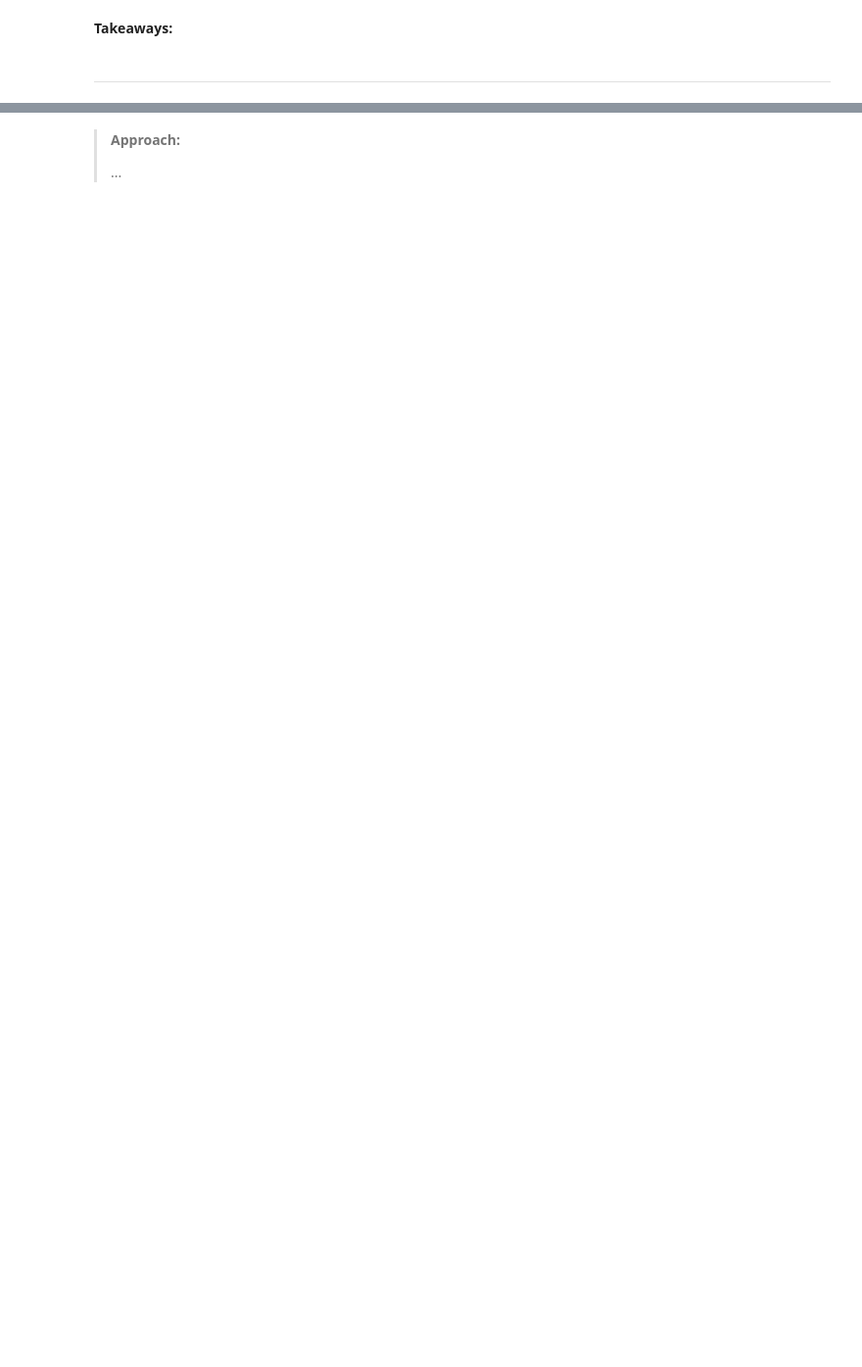
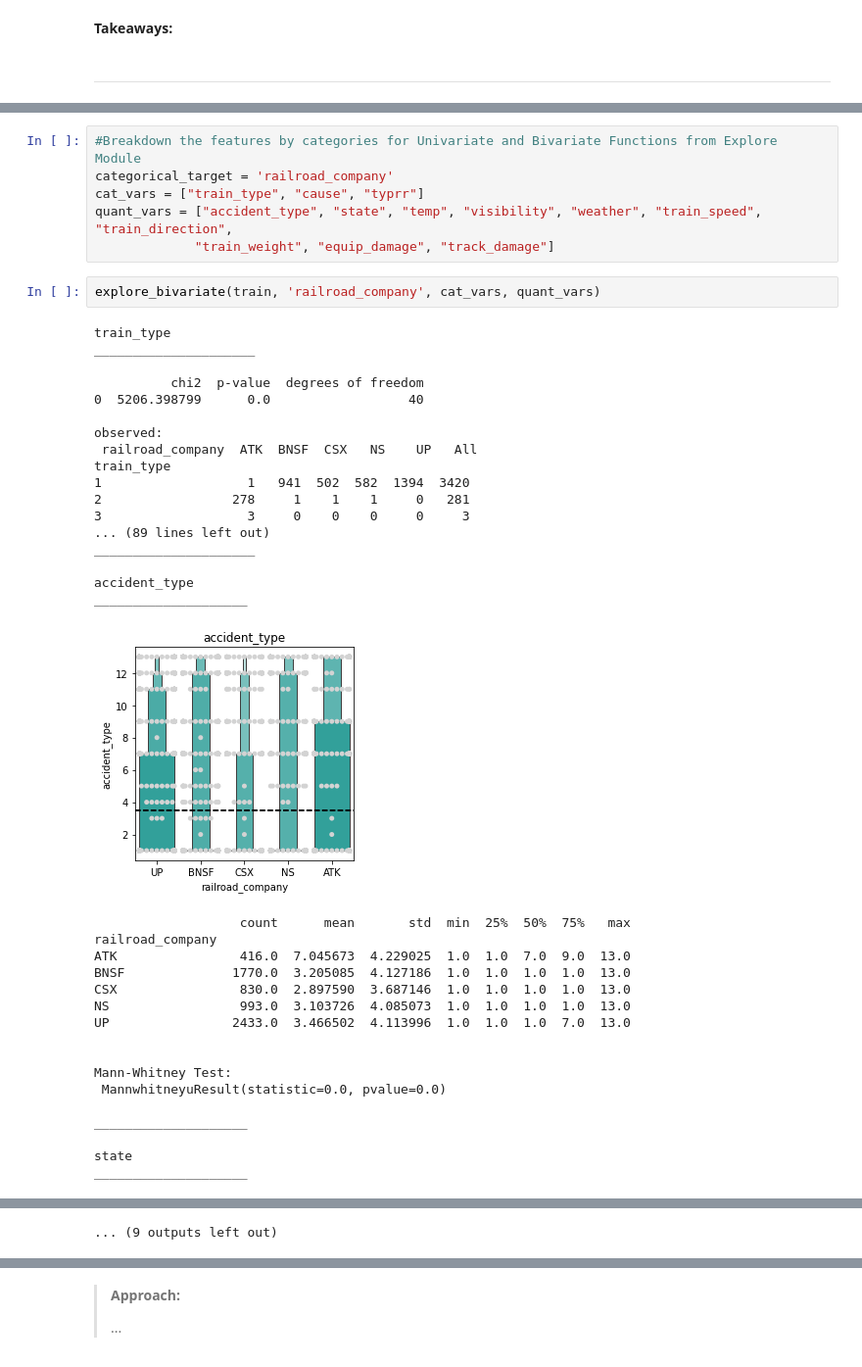
Before and after one commit to OTR-Capstone/Off_The_Rails, a Jupyter notebook: final_report_and_findings.ipynb, the cells around one changed output, grey strips where cells are left out. Shown at 98% size. Drawn from its saved outputs; the diff is of its cells as text; blank space fills up the shorter version.

```diff
--- a/final_report_and_findings.ipynb
+++ b/final_report_and_findings.ipynb
@@ -49,0 +511,43 @@ import numpy as np
+# %%
+#Breakdown the features by categories for Univariate and Bivariate Functions from Explore Module
+categorical_target = 'railroad_company'
+cat_vars = ["train_type", "cause", "typrr"]
+quant_vars = ["accident_type", "state", "temp", "visibility", "weather", "train_speed", "train_direction",
+             "train_weight", "equip_damage", "track_damage"]
+# %%
+explore_bivariate(train, 'railroad_company', cat_vars, quant_vars)
+# %% [output]
+train_type
+_____________________
+
+          chi2  p-value  degrees of freedom
+0  5206.398799      0.0                  40
+
+observed:
+ railroad_company  ATK  BNSF  CSX   NS    UP   All
+train_type
+1                   1   941  502  582  1394  3420
+2                 278     1    1    1     0   281
+3                   3     0    0    0     0     3
+... (89 lines left out)
+_____________________
+
+accident_type
+____________________
+[figure, added]
+                   count      mean       std  min  25%  50%  75%   max
+railroad_company
+ATK                416.0  7.045673  4.229025  1.0  1.0  7.0  9.0  13.0
+BNSF              1770.0  3.205085  4.127186  1.0  1.0  1.0  1.0  13.0
+CSX                830.0  2.897590  3.687146  1.0  1.0  1.0  1.0  13.0
+NS                 993.0  3.103726  4.085073  1.0  1.0  1.0  1.0  13.0
+UP                2433.0  3.466502  4.113996  1.0  1.0  1.0  7.0  13.0
+
+
+Mann-Whitney Test:
+ MannwhitneyuResult(statistic=0.0, pvalue=0.0)
+
+____________________
+
+state
+____________________
@@ -49,0 +623 @@ import numpy as np
+... (9 outputs left out)
```
Also changed, not shown: parts of 131 cells of this notebook.
